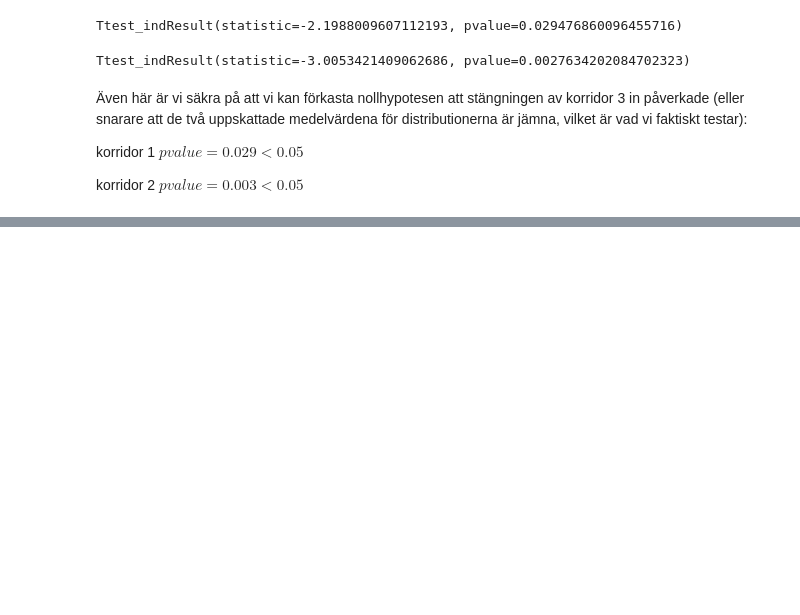
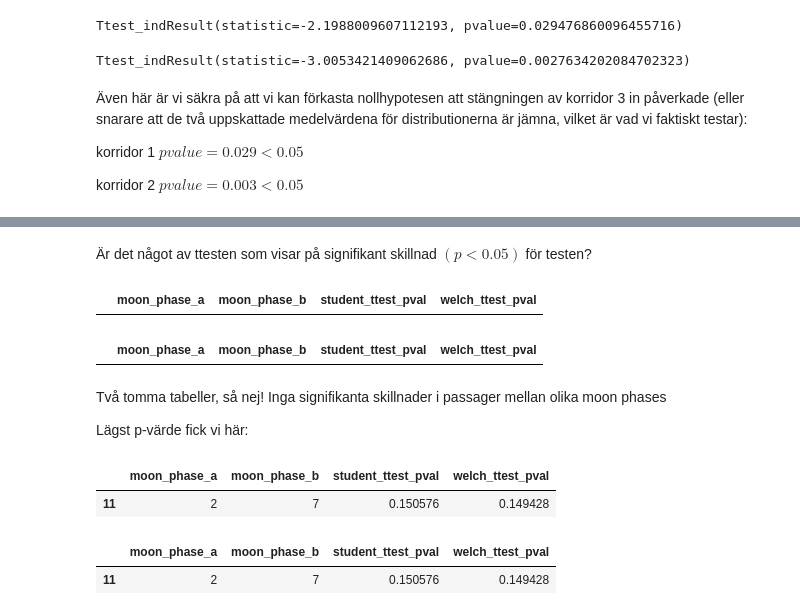
Before and after one commit to maxlund/johannas, a Jupyter notebook: sveas.ipynb, the cells around one changed output, grey strips where cells are left out. Saved outputs shown, nothing was run; the diff lists cells and outputs as text; code cells hidden in the pictures; blank space fills up the shorter version.

```diff
--- a/sveas.ipynb
+++ b/sveas.ipynb
@@ -1389,0 +1517,26 @@ korridor 2 $ pvalue=0.003 < 0.05 $
+# %% [markdown]
+Är det något av ttesten som visar på signifikant skillnad $(p < 0.05)$ för testen?
+# %%
+moon_ttests[moon_ttests.student_ttest_pval < 0.05]
+# %% [output]
+|  | moon_phase_a | moon_phase_b | student_ttest_pval | welch_ttest_pval |
+# %%
+moon_ttests[moon_ttests.welch_ttest_pval < 0.05]
+# %% [output]
+|  | moon_phase_a | moon_phase_b | student_ttest_pval | welch_ttest_pval |
+# %% [markdown]
+Två tomma tabeller, så nej! Inga signifikanta skillnader i passager mellan olika moon phases
+
+Lägst p-värde fick vi här:
+# %%
+# för student's t-test
+moon_ttests[moon_ttests.student_ttest_pval == moon_ttests.student_ttest_pval.min()]
+# %% [output]
+|  | moon_phase_a | moon_phase_b | student_ttest_pval | welch_ttest_pval |
+| 11 | 2 | 7 | 0.150576 | 0.149428 |
+# %%
+# för welch's t-test
+moon_ttests[moon_ttests.welch_ttest_pval == moon_ttests.welch_ttest_pval.min()]
+# %% [output]
+|  | moon_phase_a | moon_phase_b | student_ttest_pval | welch_ttest_pval |
+| 11 | 2 | 7 | 0.150576 | 0.149428 |
```
Also changed, not shown: parts of 45 cells of this notebook.
